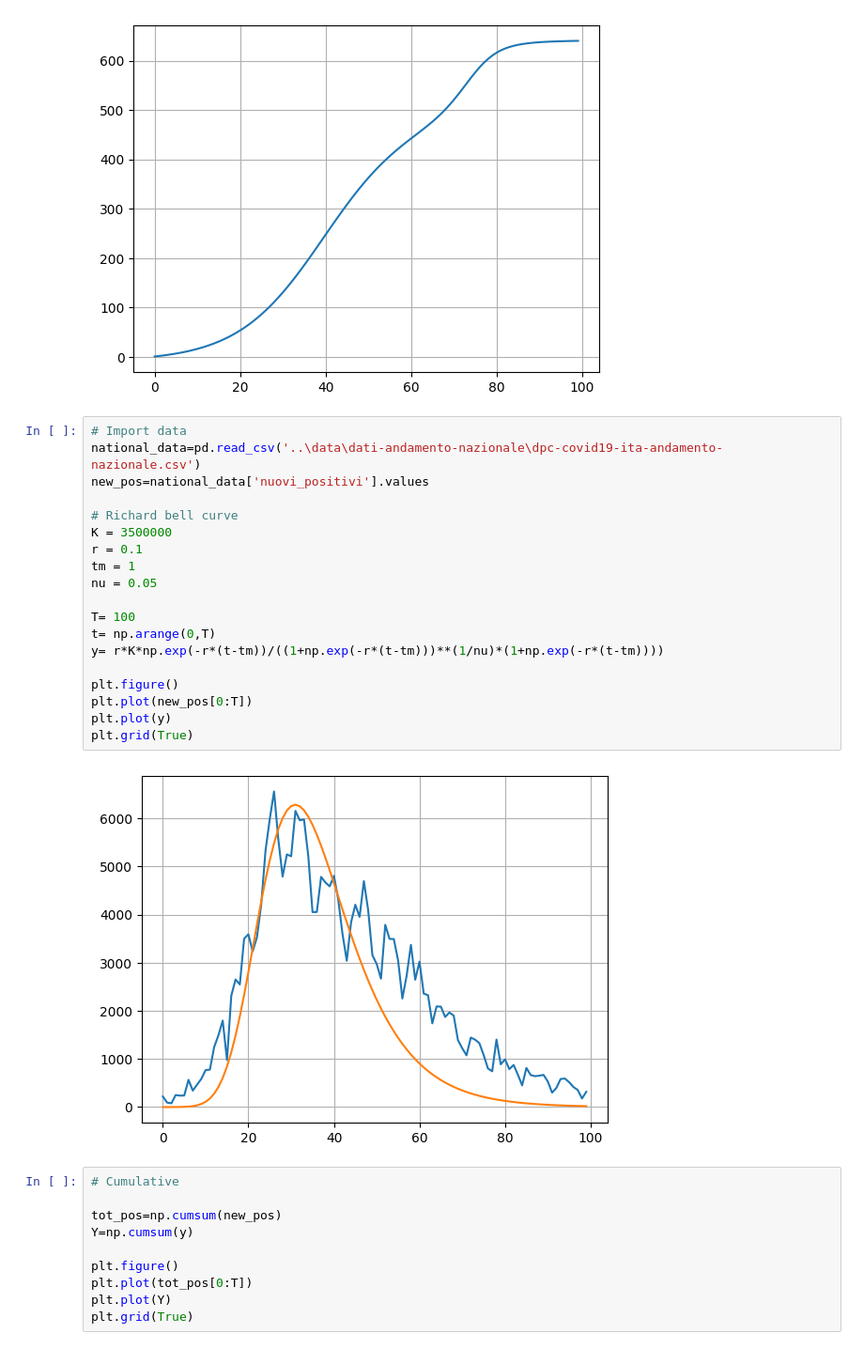
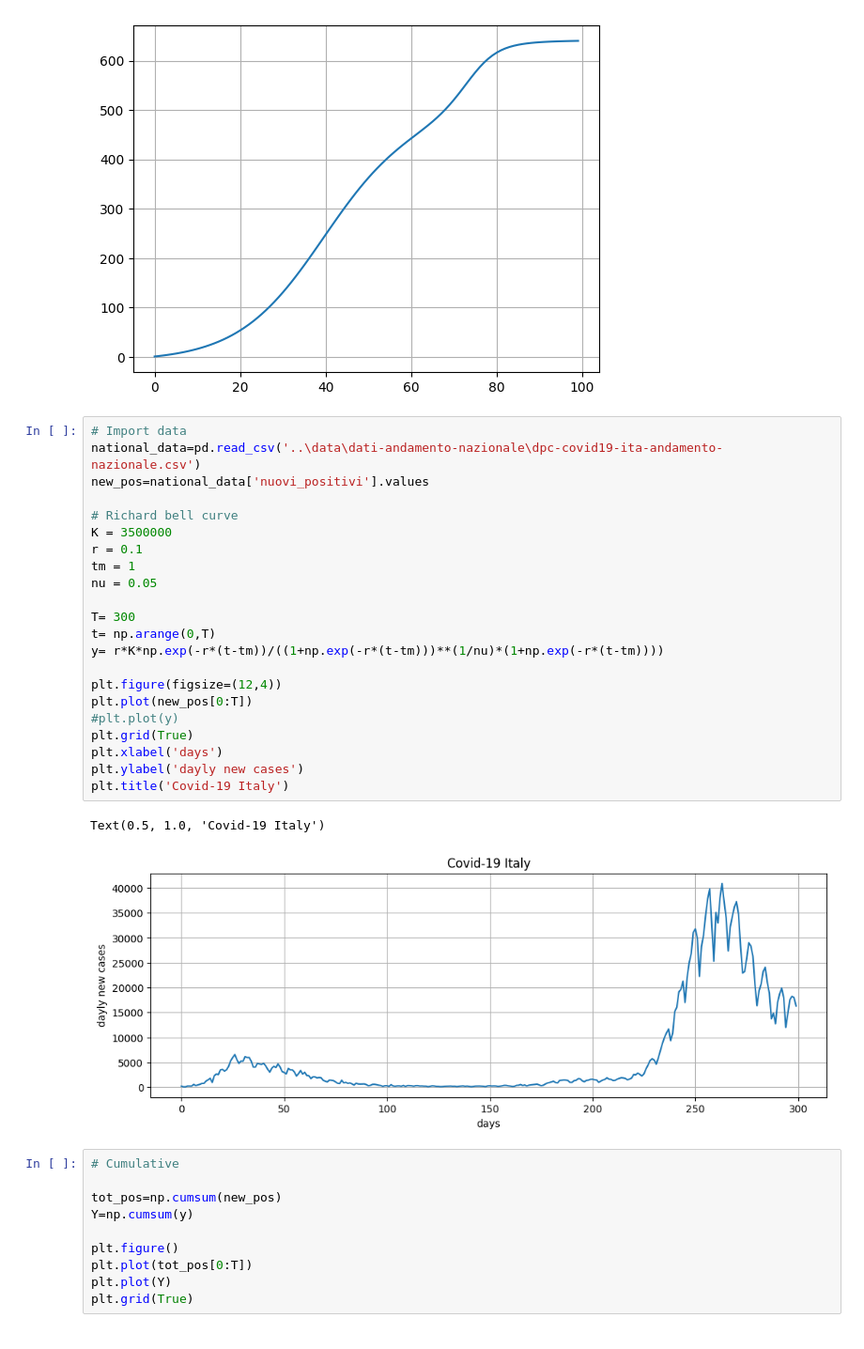
Before and after one commit to Adrianominora/Wave, a Jupyter notebook: script/Loglet.ipynb, the cells around one changed output. Shown: that part at 94% size. Drawn from its saved outputs; the diff is of its cells as text.

```diff
--- a/script/Loglet.ipynb
+++ b/script/Loglet.ipynb
@@ -70,24 +82,28 @@ plt.grid(True)
 # %%
 # Import data
 national_data=pd.read_csv('..\data\dati-andamento-nazionale\dpc-covid19-ita-andamento-nazionale.csv')
 new_pos=national_data['nuovi_positivi'].values
 
 # Richard bell curve
 K = 3500000
 r = 0.1
 tm = 1
 nu = 0.05
 
-T= 100
+T= 300
 t= np.arange(0,T)
 y= r*K*np.exp(-r*(t-tm))/((1+np.exp(-r*(t-tm)))**(1/nu)*(1+np.exp(-r*(t-tm))))
 
-plt.figure()
+plt.figure(figsize=(12,4))
 plt.plot(new_pos[0:T])
-plt.plot(y)
+#plt.plot(y)
 plt.grid(True)
+plt.xlabel('days')
+plt.ylabel('dayly new cases')
+plt.title('Covid-19 Italy')
 # %% [output]
+Text(0.5, 1.0, 'Covid-19 Italy')
-[figure, old version]
+[figure, new version]
 # %%
 # Cumulative
 
```
Also changed, not shown: parts of 3 cells of this notebook, 3 other files.
